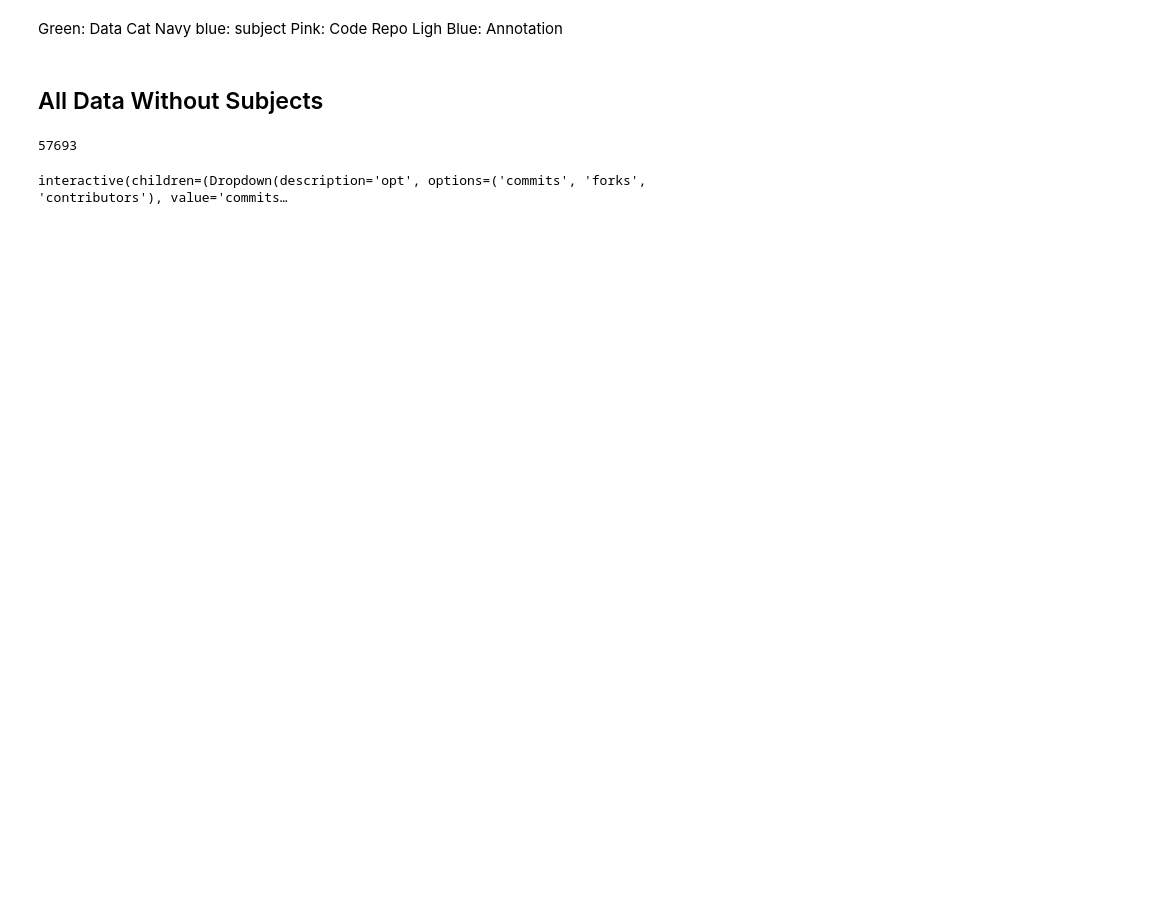
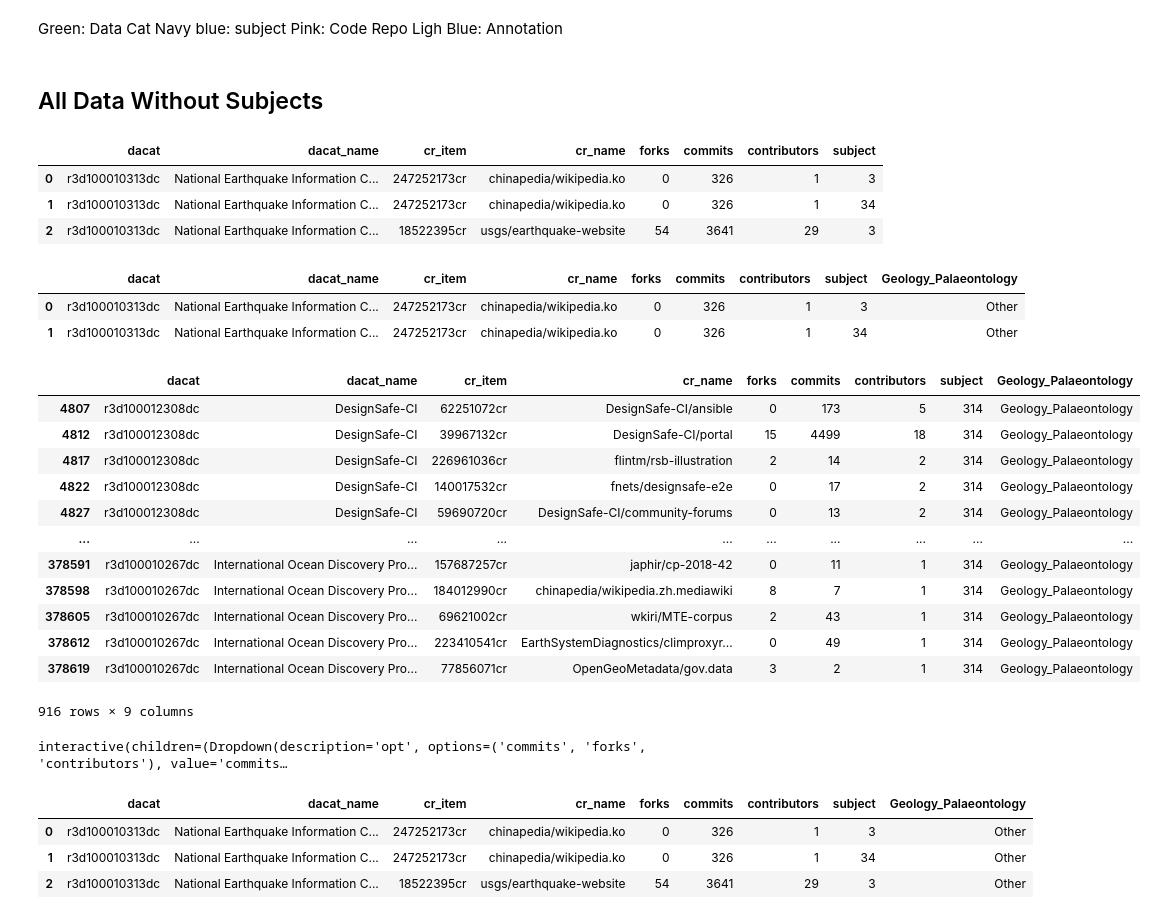
Before and after one commit to throughput-ec/NeotomaRecommender, a Jupyter notebook: GithubAnalysis/GH_Analysis.ipynb, the cells around one changed output. Cells and saved outputs as stored; diff of their text form; code cells hidden in the pictures; blank space fills up the shorter version.

```diff
--- a/GithubAnalysis/GH_Analysis.ipynb
+++ b/GithubAnalysis/GH_Analysis.ipynb
@@ -329,5 +678 @@ RETURN distinct properties(dc), properties(cr)''').data()
-# %%
-len(all_data)
-# %% [output]
-57693
 # %%
@@ -335 +682,41 @@ all_df = utils.create_all_df(all_data)
+# %%
+all_data = pd.read_csv('all_throughput_data_w_subject.csv', index_col = 0)
+all_data.head(3)
+# %% [output]
+|  | dacat | dacat_name | cr_item | cr_name | forks | commits | contributors | subject |
+| 0 | r3d100010313dc | National Earthquake Information C... | 247252173cr | chinapedia/wikipedia.ko | 0 | 326 | 1 | 3 |
+| 1 | r3d100010313dc | National Earthquake Information C... | 247252173cr | chinapedia/wikipedia.ko | 0 | 326 | 1 | 34 |
+| 2 | r3d100010313dc | National Earthquake Information C... | 18522395cr | usgs/earthquake-website | 54 | 3641 | 29 | 3 |
+# %%
+all_df = all_data.copy()
+# %%
+def find_geology(x):
+    if x == 314:
+        return 'Geology_Palaeontology'
+    else:
+        return 'Other'
+# %%
+all_df['Geology_Palaeontology'] = all_df['subject'].apply(lambda x: find_geology(x))
+# %%
+all_df.head(2)
+# %% [output]
+|  | dacat | dacat_name | cr_item | cr_name | forks | commits | contributors | subject | Geology_Palaeontology |
+| 0 | r3d100010313dc | National Earthquake Information C... | 247252173cr | chinapedia/wikipedia.ko | 0 | 326 | 1 | 3 | Other |
+| 1 | r3d100010313dc | National Earthquake Information C... | 247252173cr | chinapedia/wikipedia.ko | 0 | 326 | 1 | 34 | Other |
+# %%
+all_df[all_df['Geology_Palaeontology'] == 'Geology_Palaeontology']
+# %% [output]
+|  | dacat | dacat_name | cr_item | cr_name | forks | commits | contributors | subject | Geology_Palaeontology |
+| 4807 | r3d100012308dc | DesignSafe-CI | 62251072cr | DesignSafe-CI/ansible | 0 | 173 | 5 | 314 | Geology_Palaeontology |
+| 4812 | r3d100012308dc | DesignSafe-CI | 39967132cr | DesignSafe-CI/portal | 15 | 4499 | 18 | 314 | Geology_Palaeontology |
+| 4817 | r3d100012308dc | DesignSafe-CI | 226961036cr | flintm/rsb-illustration | 2 | 14 | 2 | 314 | Geology_Palaeontology |
+| 4822 | r3d100012308dc | DesignSafe-CI | 140017532cr | fnets/designsafe-e2e | 0 | 17 | 2 | 314 | Geology_Palaeontology |
+| 4827 | r3d100012308dc | DesignSafe-CI | 59690720cr | DesignSafe-CI/community-forums | 0 | 13 | 2 | 314 | Geology_Palaeontology |
+| ... | ... | ... | ... | ... | ... | ... | ... | ... | ... |
+| 378591 | r3d100010267dc | International Ocean Discovery Pro... | 157687257cr | japhir/cp-2018-42 | 0 | 11 | 1 | 314 | Geology_Palaeontology |
+| 378598 | r3d100010267dc | International Ocean Discovery Pro... | 184012990cr | chinapedia/wikipedia.zh.mediawiki | 8 | 7 | 1 | 314 | Geology_Palaeontology |
+| 378605 | r3d100010267dc | International Ocean Discovery Pro... | 69621002cr | wkiri/MTE-corpus | 2 | 43 | 1 | 314 | Geology_Palaeontology |
+| 378612 | r3d100010267dc | International Ocean Discovery Pro... | 223410541cr | EarthSystemDiagnostics/climproxyr... | 0 | 49 | 1 | 314 | Geology_Palaeontology |
+| 378619 | r3d100010267dc | International Ocean Discovery Pro... | 77856071cr | OpenGeoMetadata/gov.data | 3 | 2 | 1 | 314 | Geology_Palaeontology |
+916 rows × 9 columns
 # %%
@@ -399,0 +782,7 @@ interactive(children=(Dropdown(description='opt', options=('commits', 'forks', '
+# %%
+all_df.head(3)
+# %% [output]
+|  | dacat | dacat_name | cr_item | cr_name | forks | commits | contributors | subject | Geology_Palaeontology |
+| 0 | r3d100010313dc | National Earthquake Information C... | 247252173cr | chinapedia/wikipedia.ko | 0 | 326 | 1 | 3 | Other |
+| 1 | r3d100010313dc | National Earthquake Information C... | 247252173cr | chinapedia/wikipedia.ko | 0 | 326 | 1 | 34 | Other |
+| 2 | r3d100010313dc | National Earthquake Information C... | 18522395cr | usgs/earthquake-website | 54 | 3641 | 29 | 3 | Other |
```
Also changed, not shown: parts of 33 cells of this notebook, 16 other files.
